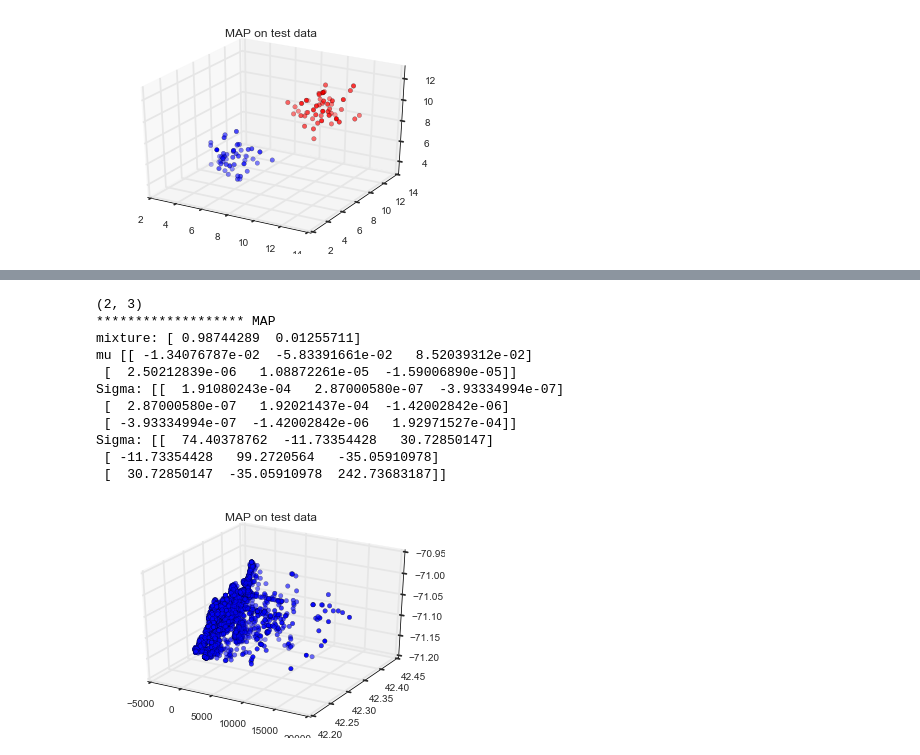
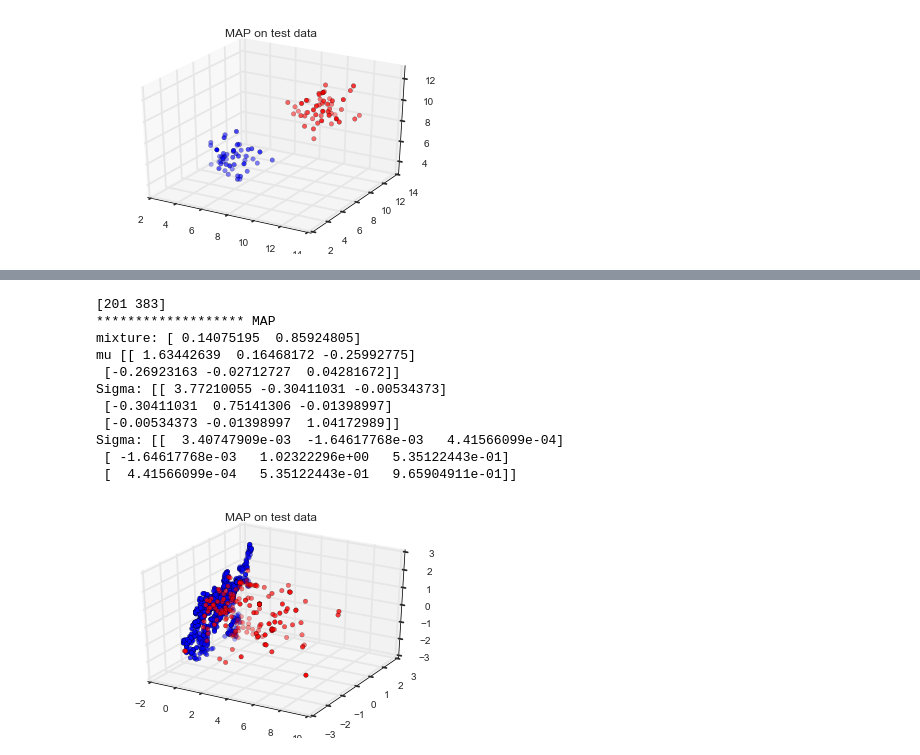
Before and after one commit to onefishy/Boston311, a Jupyter notebook: Code/EM for MLE and MAP.ipynb, the cells around one changed output, grey strips where cells are left out. Drawn from its saved outputs; the diff is of its cells as text; code cells hidden in the pictures.

Commit message:
EM algorithms tested with real data

```diff
--- a/Code/EM for MLE and MAP.ipynb
+++ b/Code/EM for MLE and MAP.ipynb
@@ -434,7 +434,7 @@ Sigma: [[ 1.00423     0.0620464   0.26422679]
 ########################################
 ########################################
 
-data = real_data('March 15, 2014 12:00PM', 'March 30, 2014 12:00PM')
+data = real_data('March 15, 2014 12:00PM', 'March 19, 2014 12:00PM')
 data_std = scale(data)
 #data_norm = normalize(data)
 print data.shape
@@ -489,49 +534,48 @@ m_0 = np.zeros(D)
 S_0 = np.eye(D)
 nu_0 = D + 1
 
-mu_ind = np.random.randint(len(data_std), size=2)
-mu = np.asarray([data_std[mu_ind[0]], data_std[mu_ind[1]]])
-print mu.shape
+#mu_ind = np.random.randint(len(data_std), size=2)
+mu_ind = [201, 383]
+mu = np.asarray([data_std[mu_ind[k]] for k in xrange(K)])
 
-Sigma[0] = 100 * np.eye(D)
-Sigma[1] = 100 * np.eye(D)
+Sigma = [100. * np.eye(D) for k in xrange(K)]
 
 pi, X_mean, mu, S, Sigma, r = MAP_EM(K, D, N, data_std, pi, mu, Sigma, S_0, m_0, nu_0, beta_0, alpha_0, iters)
 
 print '******************* MAP'
 print 'mixture:', pi
 print 'mu', mu
 print 'Sigma:', Sigma[0]
 print 'Sigma:', Sigma[1]
 
 #plot the components
 for n in xrange(N):
     r_n = r[n, :]
     r_n[r_n < np.max(r_n)] = 0
     r_n[r_n == np.max(r_n)] = 1
     r[n, :] = r_n
 
 fig = plt.figure()
 ax = fig.add_subplot(111, projection='3d')
 
-clu0 = np.asarray([data[n] for n in xrange(N) if r[n, 0] == 1])
-clu1 = np.asarray([data[n] for n in xrange(N) if r[n, 1] == 1])
+clu0 = np.asarray([data_std[n] for n in xrange(N) if r[n, 0] == 1])
+clu1 = np.asarray([data_std[n] for n in xrange(N) if r[n, 1] == 1])
 
 ax.scatter(clu0[:, 0], clu0[:, 1], clu0[:, 2], c='r')
 ax.scatter(clu1[:, 0], clu1[:, 1], clu1[:, 2], c='b')
 
 plt.title('MAP on test data')
 plt.show()
 # %% [output]
-(2, 3)
+[201 383]
 ******************* MAP
-mixture: [ 0.98744289  0.01255711]
-mu [[ -1.34076787e-02  -5.83391661e-02   8.52039312e-02]
- [  2.50212839e-06   1.08872261e-05  -1.59006890e-05]]
-Sigma: [[  1.91080243e-04   2.87000580e-07  -3.93334994e-07]
- [  2.87000580e-07   1.92021437e-04  -1.42002842e-06]
- [ -3.93334994e-07  -1.42002842e-06   1.92971527e-04]]
-Sigma: [[  74.40378762  -11.73354428   30.72850147]
- [ -11.73354428   99.2720564   -35.05910978]
- [  30.72850147  -35.05910978  242.73683187]]
+mixture: [ 0.14075195  0.85924805]
+mu [[ 1.63442639  0.16468172 -0.25992775]
+ [-0.26923163 -0.02712727  0.04281672]]
+Sigma: [[ 3.77210055 -0.30411031 -0.00534373]
+ [-0.30411031  0.75141306 -0.01398997]
+ [-0.00534373 -0.01398997  1.04172989]]
+Sigma: [[  3.40747909e-03  -1.64617768e-03   4.41566099e-04]
+ [ -1.64617768e-03   1.02322296e+00   5.35122443e-01]
+ [  4.41566099e-04   5.35122443e-01   9.65904911e-01]]
-[figure, old version]
+[figure, new version]
```
Also changed, not shown: parts of 2 cells of this notebook.
